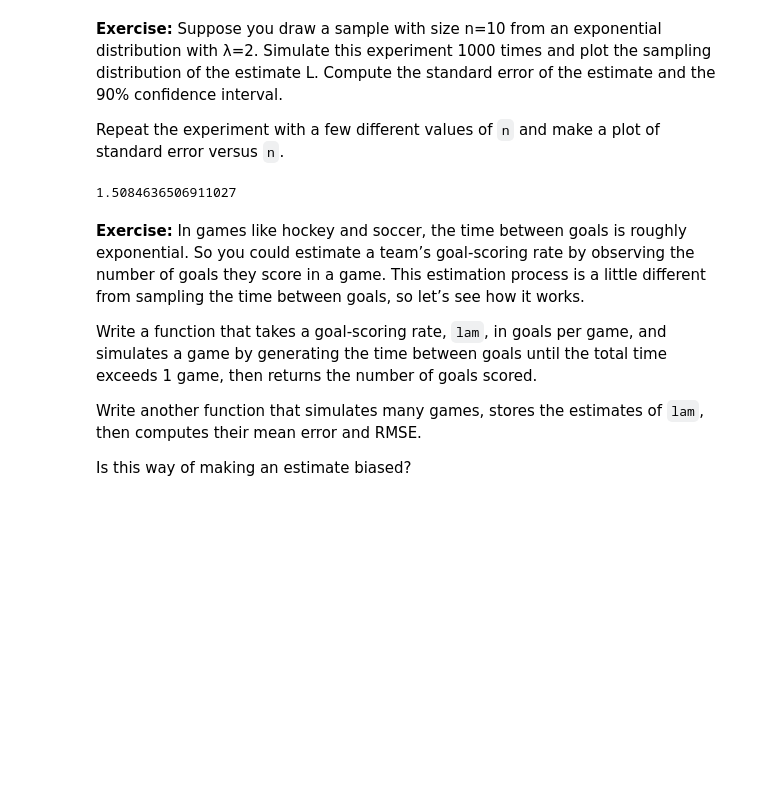
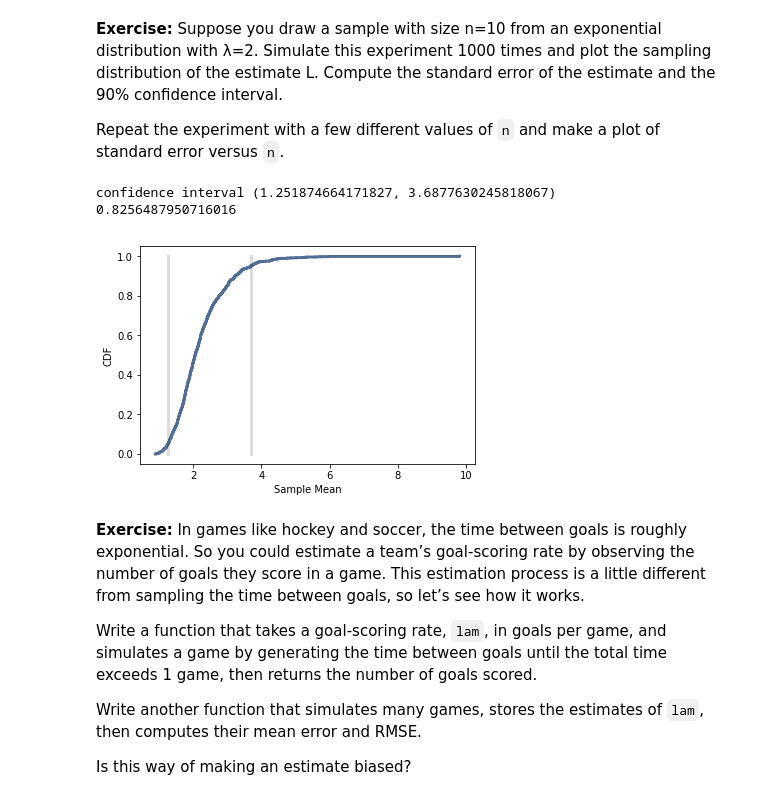
Before and after one commit to joaomarcoslds/ThinkStats2, a Jupyter notebook: code/chap08ex.ipynb, the cells around one changed output. Drawn from its saved outputs; the diff is of its cells as text; code cells hidden in the pictures; blank space fills up the shorter version.

```diff
--- a/code/chap08ex.ipynb
+++ b/code/chap08ex.ipynb
@@ -225,16 +254,16 @@ median error  -0.9781020543596582
 Repeat the experiment with a few different values of `n` and make a plot of standard error versus `n`.
 # %%
 # Solution goes here
+# L is the estimation of lambda in a exponential distribution
+# Simulate experience of estimating lambda
+
 
 def Simul(n=10, lam=2, iters=1000):
     means = []
 
     for _ in range(iters):
         xs = np.random.exponential(1.0/lam, n)
-        means.append(np.mean(xs))
+        L = 1 / np.mean(xs)
+        means.append(L)
 
-    print(RMSE(means, lam))
-
-Simul()
+    return means
-# %% [output]
-1.5084636506911027
@@ -243,3 +270,26 @@ Simul()
+# %%
+# Solution goes here
+# Compute the stand error
+# Plot the 90% confidence interval(CI)
+
+means = Simul()
+cdf = thinkstats2.Cdf(means)
+def VertLine(x, y=1):
+        thinkplot.Plot([x, x], [0, y], color='0.8', linewidth=3)
+
+ci = cdf.Percentile(5), cdf.Percentile(95)
+print('confidence interval', ci)
+VertLine(ci[0])
+VertLine(ci[1])
+
+thinkplot.Cdf(cdf)
+thinkplot.Config(xlabel='Sample Mean', ylabel='CDF')
+
+print(RMSE(means, 2))
+# %% [output]
+confidence interval (1.251874664171827, 3.6877630245818067)
+0.8256487950716016
+[figure, added]
 # %% [markdown]
 **Exercise:** In games like hockey and soccer, the time between goals is roughly exponential. So you could estimate a team’s goal-scoring rate by observing the number of goals they score in a game. This estimation process is a little different from sampling the time between goals, so let’s see how it works.
 
```
Also changed, not shown: parts of 18 cells of this notebook, 1 other file.
